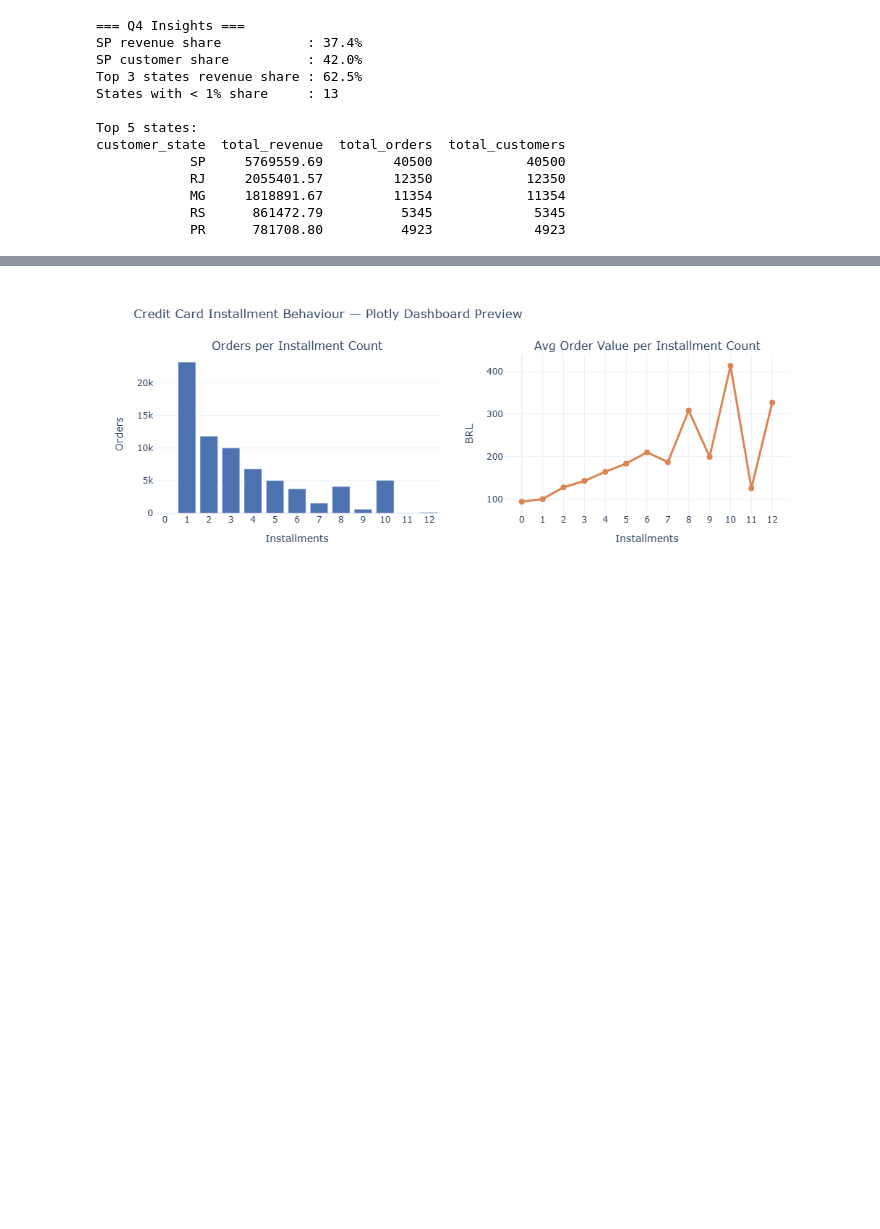
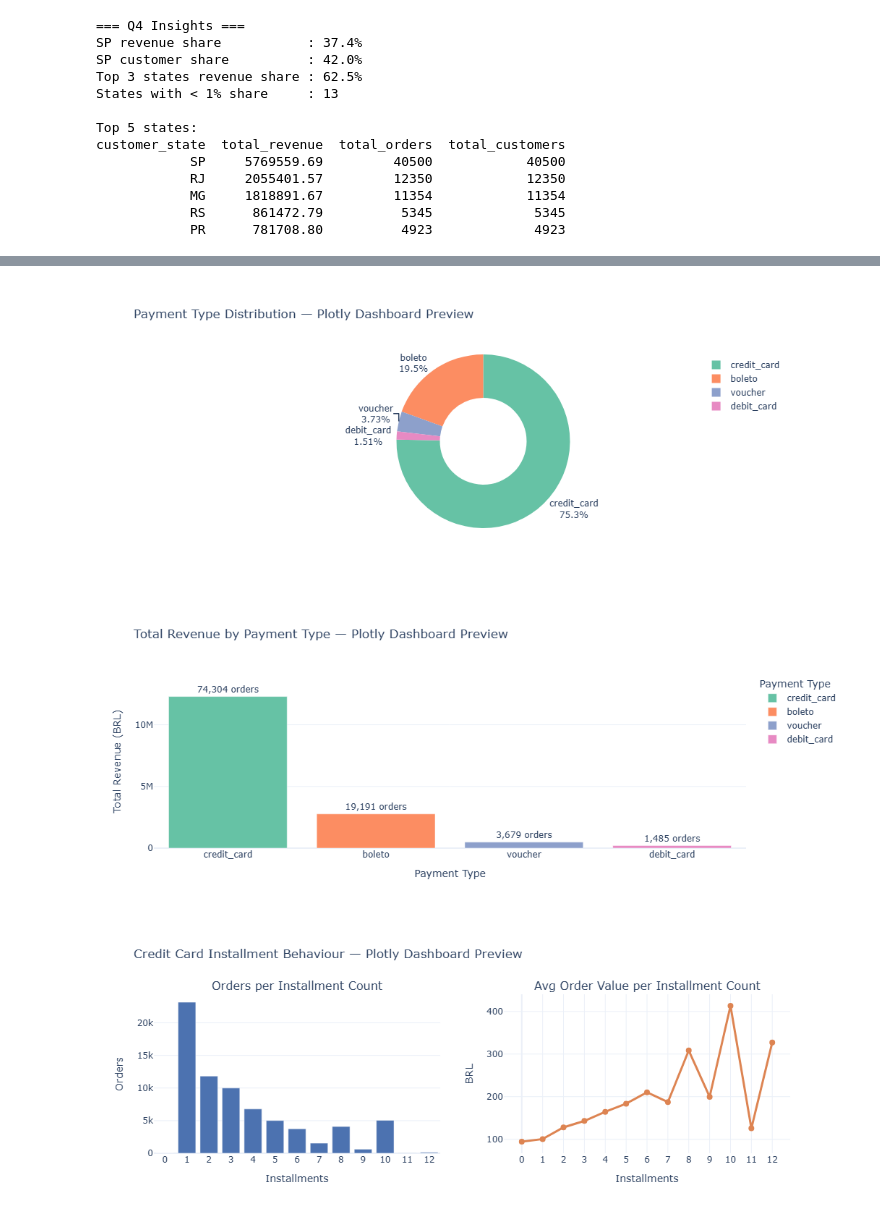
Before and after one commit to tommyalba/data_analysis_project-dicoding, a Jupyter notebook: notebook.ipynb, the cells around one changed output, grey strips where cells are left out. Saved outputs shown, nothing was run; the diff lists cells and outputs as text; code cells hidden in the pictures; blank space fills up the shorter version.

```diff
--- a/notebook.ipynb
+++ b/notebook.ipynb
@@ -1455,4 +1465,48 @@ print('Saved: q5_payment_behaviour.png')
 Saved: q5_payment_behaviour.png
+# %%
+# ── Plotly — payment type donut + revenue by type (Dashboard preview) ──────
+
+fig_q5_donut = px.pie(
+    pay_expanded,
+    names='payment_type', values='count',
+    color='payment_type',
+    hole=0.5,
+    color_discrete_map=ptype_colors,
+    labels={'payment_type': 'Payment Type', 'count': 'Orders'},
+    title='Payment Type Distribution — Plotly Dashboard Preview',
+    template=PLOTLY_TEMPLATE, height=420,
+)
+fig_q5_donut.update_traces(textposition='outside', textinfo='percent+label')
+fig_q5_donut.show()
+
+# Revenue per individual payment type — multi-type orders count toward each
+# type, the same convention used by the donut.
+pay_rev = (
+    pay_type
+    .assign(payment_type=pay_type['payment_types'].str.split(', '))
+    .explode('payment_type')
+    .groupby('payment_type', as_index=False)
+    .agg(orders=('order_id', 'nunique'),
+         total_revenue=('payment_total_value', 'sum'))
+    .sort_values('total_revenue', ascending=False)
+)
+fig_q5_rev = px.bar(
+    pay_rev,
+    x='payment_type', y='total_revenue',
+    color='payment_type',
+    color_discrete_map=ptype_colors,
+    text='orders',
+    labels={'payment_type': 'Payment Type',
+            'total_revenue': 'Total Revenue (BRL)',
+            'orders': '# Orders'},
+    title='Total Revenue by Payment Type — Plotly Dashboard Preview',
+    template=PLOTLY_TEMPLATE, height=420,
+)
+fig_q5_rev.update_traces(texttemplate='%{text:,} orders', textposition='outside')
+fig_q5_rev.show()
+# %% [output]
+[figure, added]
+[figure, added]
 # %%
 # ── Plotly — installment count bar + avg order value line ───────────────────
 inst_sum = (
```
Also changed, not shown: parts of 6 cells of this notebook, 2 other files.
